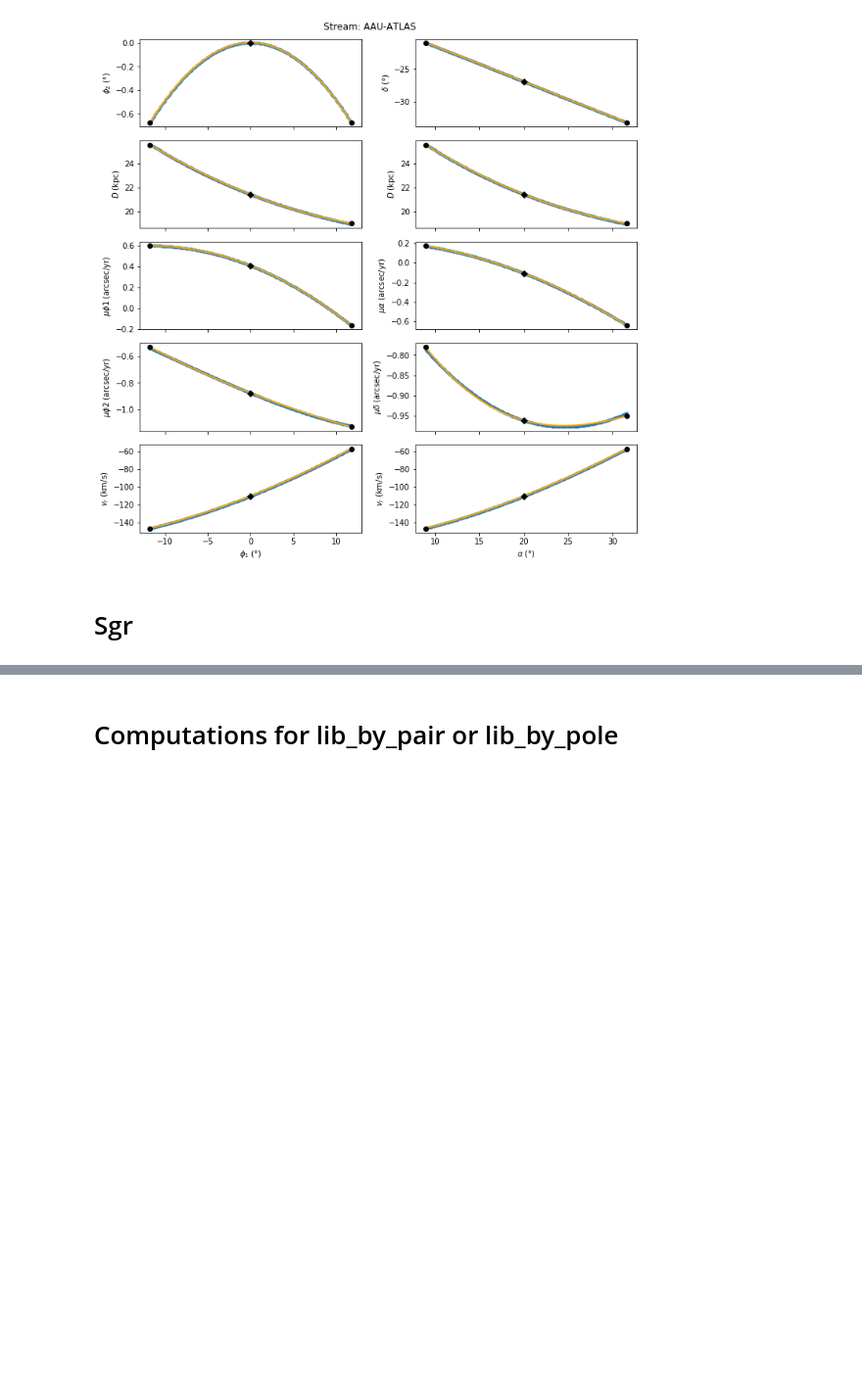
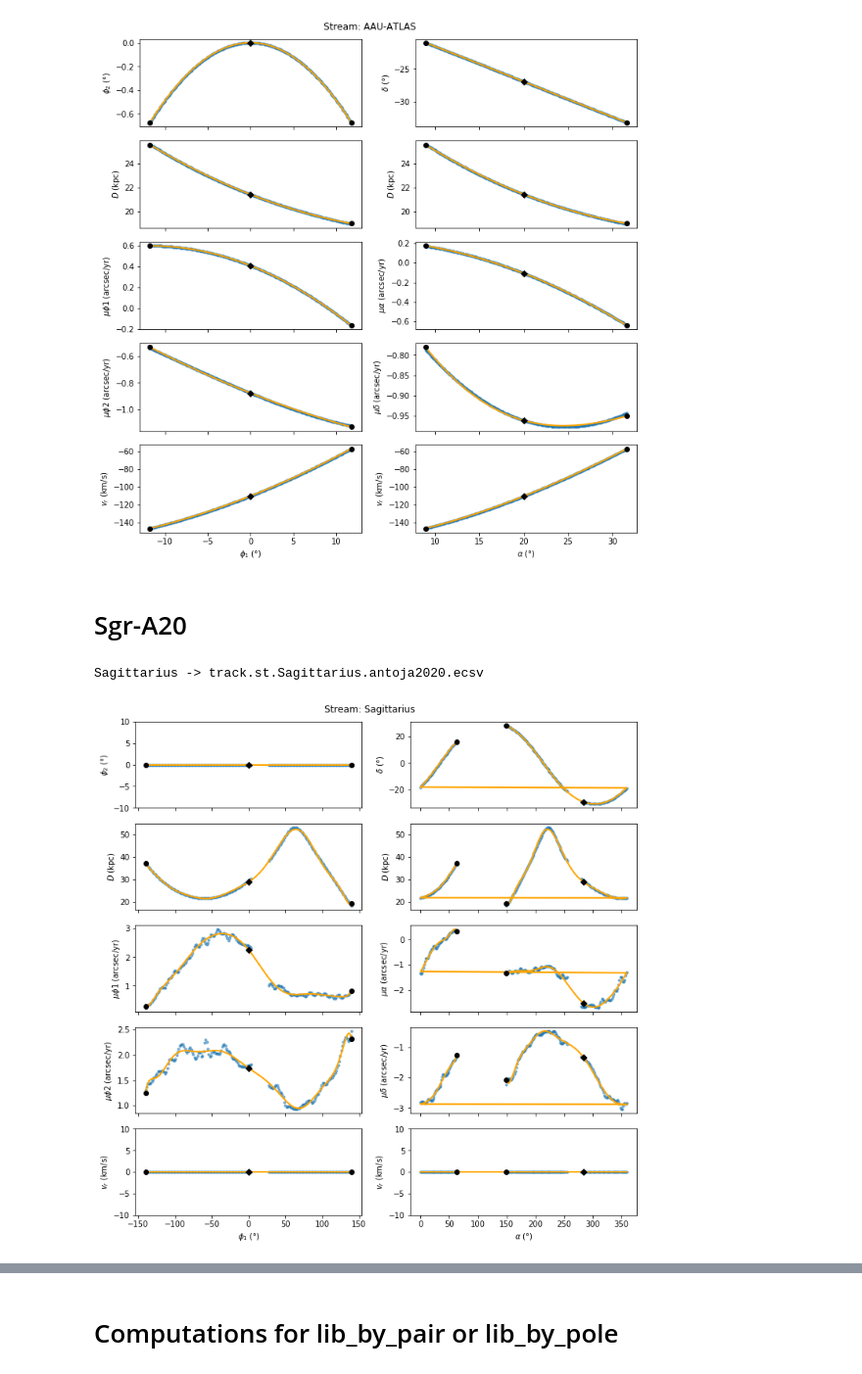
Before and after one commit to cmateu/galstreams, a Jupyter notebook: galstreams/tracks/standardized_tracks.ipynb, the cells around one changed output, grey strips where cells are left out. Shown at 98% size. Saved outputs shown, nothing was run; the diff lists cells and outputs as text; code cells hidden in the pictures; blank space fills up the shorter version.

```diff
--- a/galstreams/tracks/standardized_tracks.ipynb
+++ b/galstreams/tracks/standardized_tracks.ipynb
@@ -1273,5 +1344,41 @@ generate_track_from_points_plot_and_store(obs.icrs, Name, Ref, deg=2, mid_point=
 AAU-ATLAS -> track.st.AAU-ATLAS.li2020.ecsv
 [figure]
 # %% [markdown]
-Sgr
+Sgr-A20
 ======
+# %%
+Lambda = np.linspace(-140,140,200)
+Beta = np.zeros(Lambda.size)
+
+#Distance track from Ramos2020a
+D = sagittarius.interpolators.sagittarius_properties(Lambda, proper_motion=False, distance=True,
+                                                                   frame='icrs', source='Strip')
+
+#Tranform to galactic
+sgr_fr = gc.SagittariusLaw10
+
+#In Ramos2020 and Antoja2020 we use the B14 convention, in which L=360-L_LM10. Gala uses LM10
+coo = ac.SkyCoord(Lambda=(360-Lambda)*u.deg,Beta=Beta*u.deg,frame=sgr_fr)
+
+pm_l_cosb, pm_b = sagittarius.interpolators.sagittarius_properties(Lambda, proper_motion=True,
+                                                                   frame='galactic', source='A20').T
+
+#Remove nans (otherwise, interpolation crashes)
+m = (pm_b>-9999) & (pm_l_cosb>-9999)
+track = ac.SkyCoord(l=coo.galactic.l[m], b=coo.galactic.b[m], distance=D[m]*u.kpc, frame='galactic',
+#                    pm_l_cosb=np.zeros(m.size)*u.mas/u.yr, pm_b= np.zeros(m.size)*u.mas/u.yr )
+                     pm_l_cosb=pm_l_cosb[m]*u.mas/u.yr, pm_b= pm_b[m]*u.mas/u.yr )
+
+Ref = "Antoja2020"
+Name,ShortName= "Sagittarius","Sgr"
+
+
+pole= ac.SkyCoord(Lambda=0.*u.deg,Beta=90.*u.deg,frame=sgr_fr).icrs
+ra0 = ac.SkyCoord(Lambda=0.*u.deg,Beta=0.*u.deg,frame=sgr_fr).icrs.ra   #Belokurov convention 360-lambda
+sgr_fr = gc.GreatCircleICRSFrame(pole=pole,ra0=ra0)
+
+generate_track_from_points_plot_and_store(track, Name, Ref, deg=12, mid_point=None, stream_frame=sgr_fr,
+                                          ShortName=ShortName, clf=False, plot_obs=True)
+# %% [output]
+Sagittarius -> track.st.Sagittarius.antoja2020.ecsv
+[figure, added]
```
Also changed, not shown: parts of 30 cells of this notebook.
